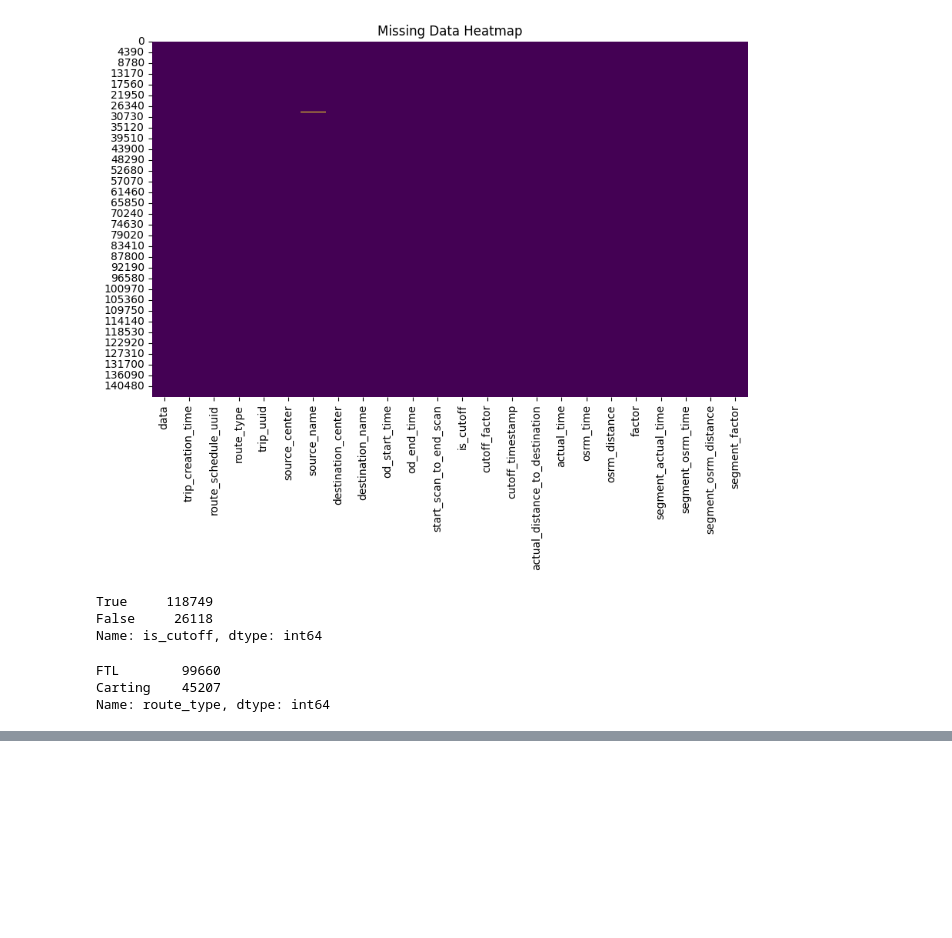
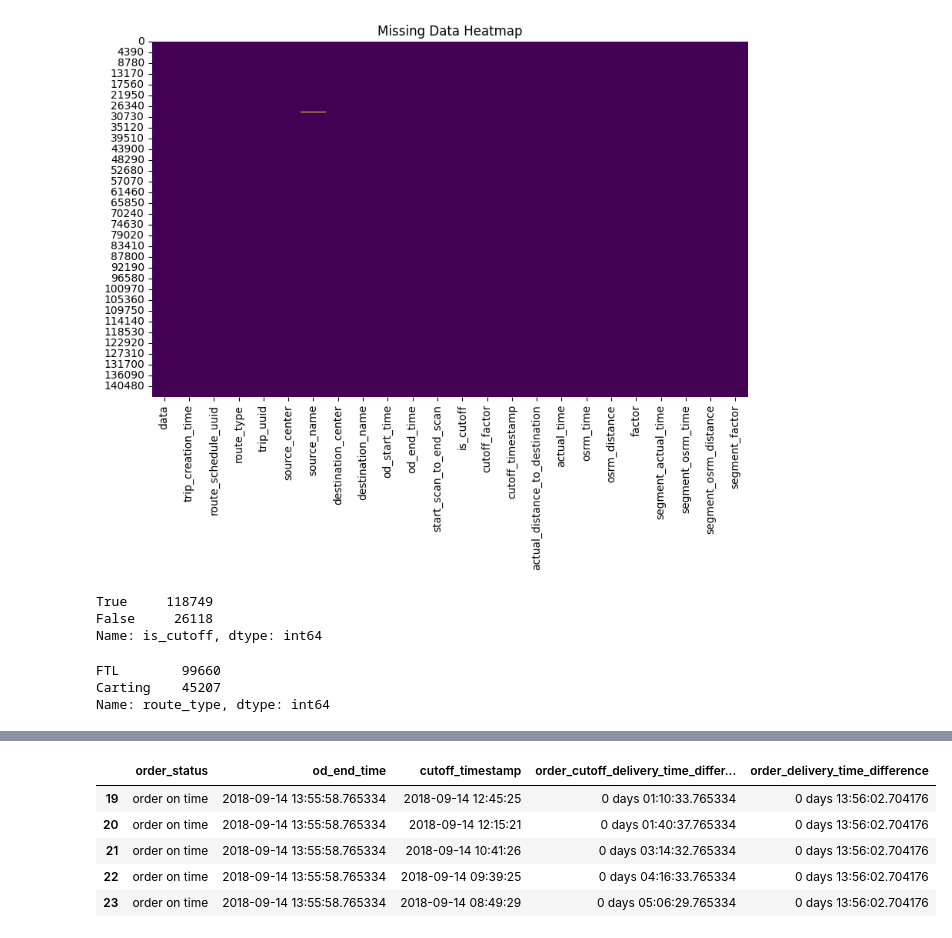
Before and after one commit to nikhilbansal23/DeliveryMarketModelling, a Jupyter notebook: Delivery_Market_Modelling.ipynb, the cells around one changed output, grey strips where cells are left out. Cells and saved outputs as stored; diff of their text form; code cells hidden in the pictures; blank space fills up the shorter version.

```diff
--- a/Delivery_Market_Modelling.ipynb
+++ b/Delivery_Market_Modelling.ipynb
@@ -149,0 +125,12 @@ for var in numerical_vars:
+# %%
+res = df[df['source_states'] != df['destination_states']]
+# %%
+res[['order_status','od_end_time','cutoff_timestamp','order_cutoff_delivery_time_difference','order_delivery_time_difference']].head(5)
+   #
+# %% [output]
+|  | order_status | od_end_time | cutoff_timestamp | order_cutoff_delivery_time_differ... | order_delivery_time_difference |
+| 19 | order on time | 2018-09-14 13:55:58.765334 | 2018-09-14 12:45:25 | 0 days 01:10:33.765334 | 0 days 13:56:02.704176 |
+| 20 | order on time | 2018-09-14 13:55:58.765334 | 2018-09-14 12:15:21 | 0 days 01:40:37.765334 | 0 days 13:56:02.704176 |
+| 21 | order on time | 2018-09-14 13:55:58.765334 | 2018-09-14 10:41:26 | 0 days 03:14:32.765334 | 0 days 13:56:02.704176 |
+| 22 | order on time | 2018-09-14 13:55:58.765334 | 2018-09-14 09:39:25 | 0 days 04:16:33.765334 | 0 days 13:56:02.704176 |
+| 23 | order on time | 2018-09-14 13:55:58.765334 | 2018-09-14 08:49:29 | 0 days 05:06:29.765334 | 0 days 13:56:02.704176 |
```
Also changed, not shown: parts of 12 cells of this notebook.
